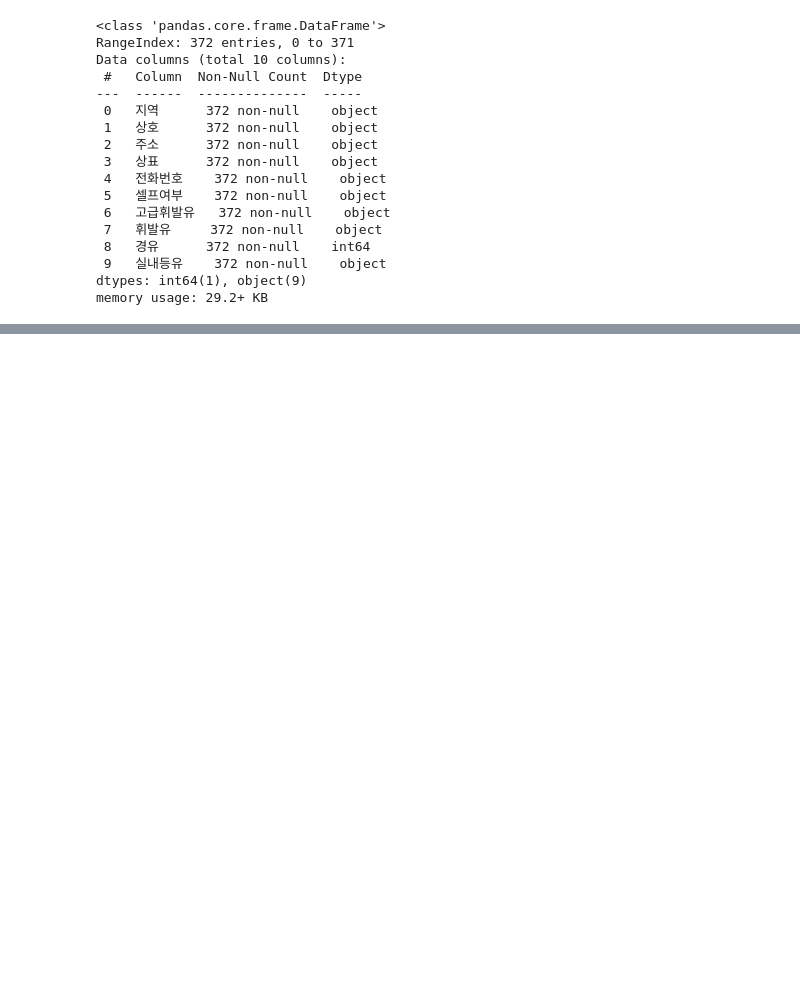
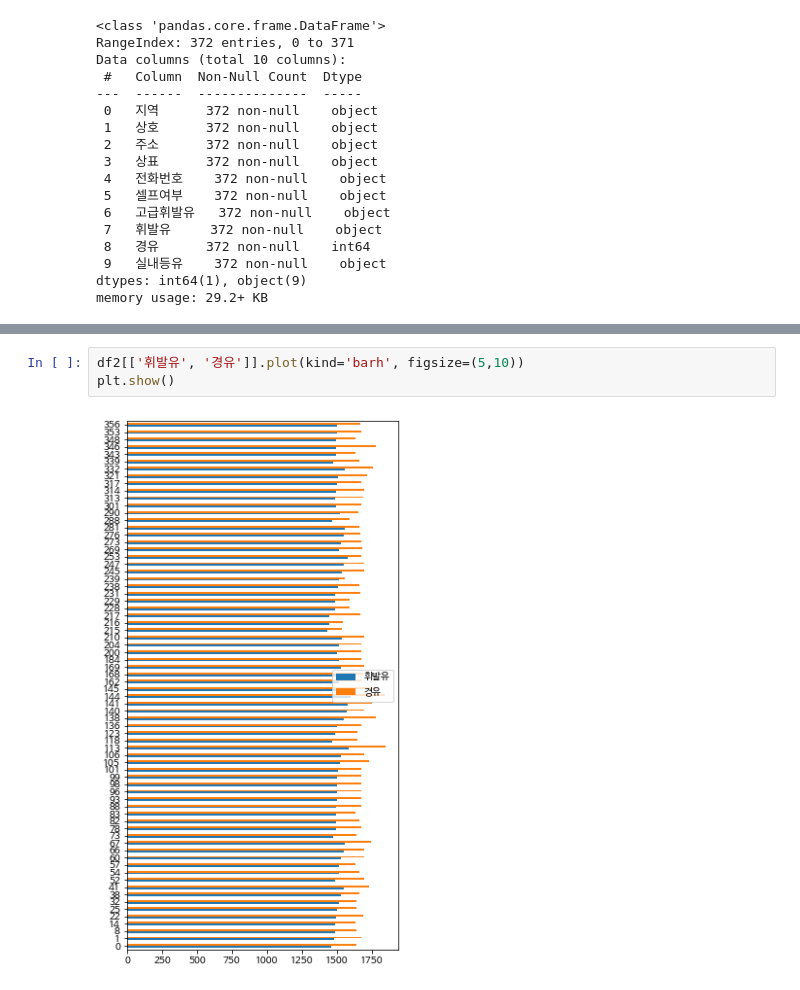
Before and after one commit to toughC/Python_Machine_Learning, a Jupyter notebook: 04_pandas2.ipynb, the cells around one changed output, grey strips where cells are left out. Saved outputs shown, nothing was run; the diff lists cells and outputs as text; blank space fills up the shorter version.

```diff
--- a/04_pandas2.ipynb
+++ b/04_pandas2.ipynb
@@ -322,0 +545,5 @@ df.
+# %%
+df2[['휘발유', '경유']].plot(kind='barh', figsize=(5,10))
+plt.show()
+# %% [output]
+[figure, added]
```
Also changed, not shown: parts of 40 cells of this notebook.
